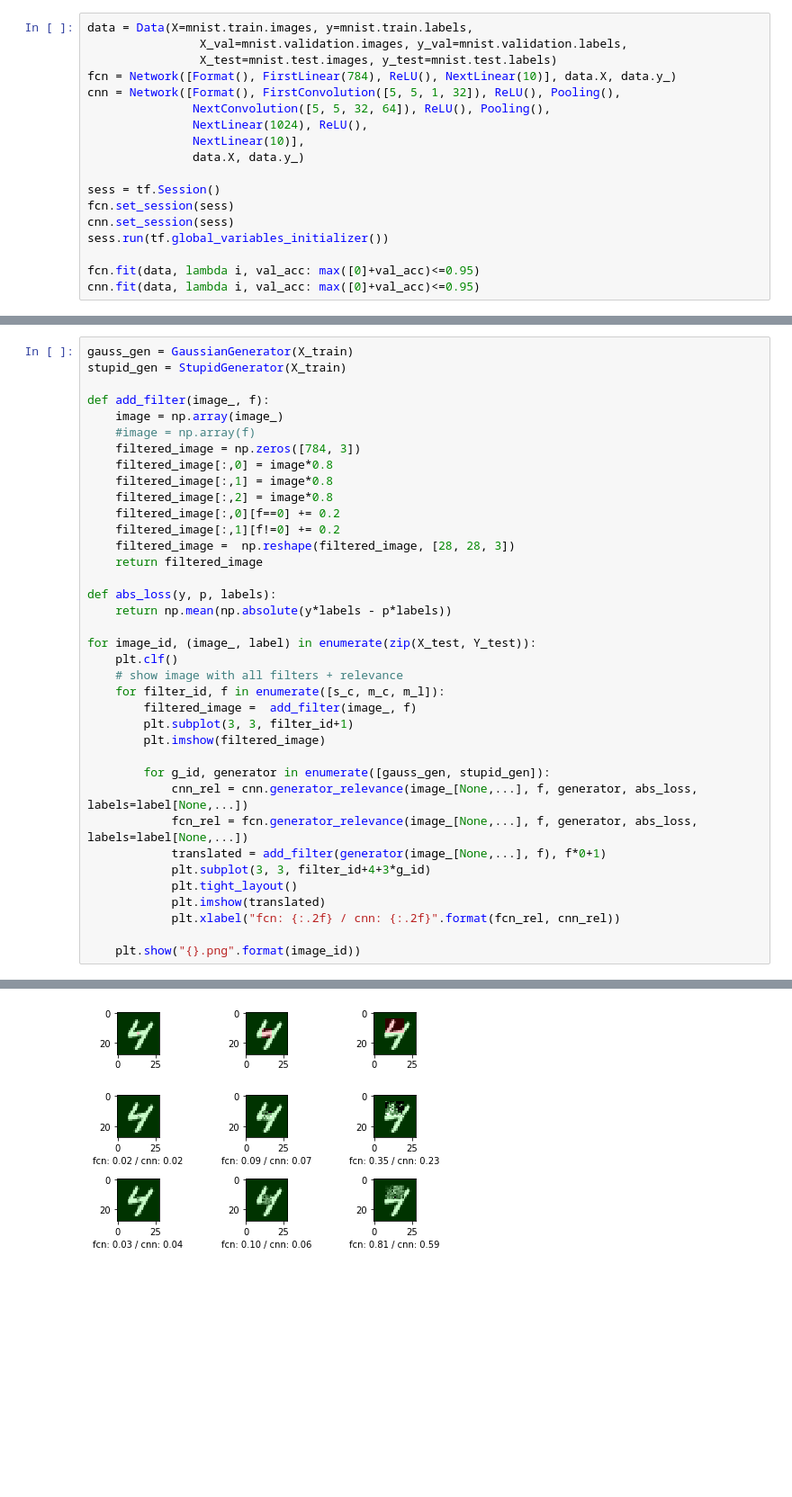
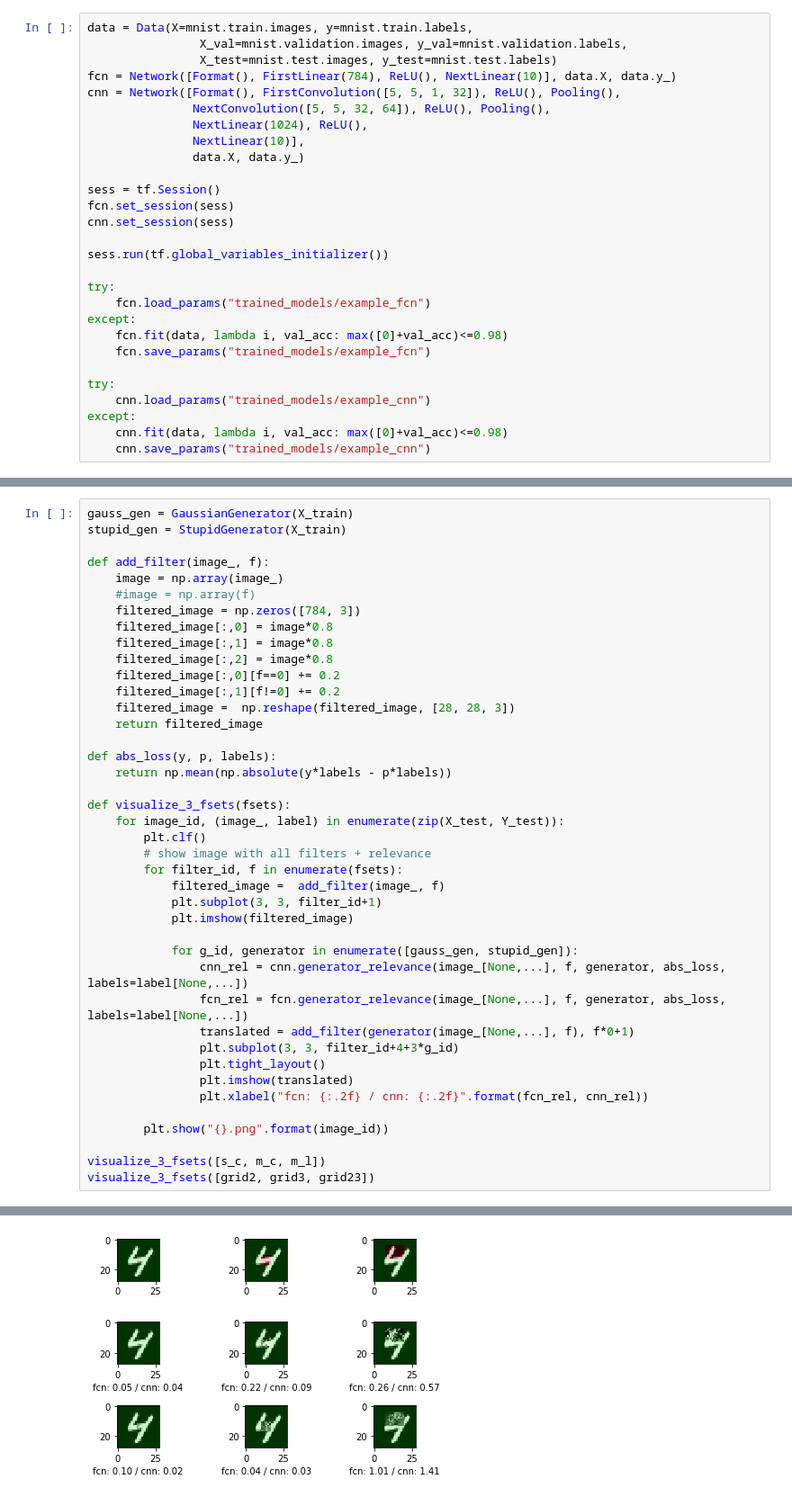
Before and after one commit to nielsrolf/tensorflow-lrp, a Jupyter notebook: examples/generator_variance.ipynb, the cells around one changed output, grey strips where cells are left out. Shown: that part at 90% size. Saved outputs shown, nothing was run; the diff lists cells and outputs as text; blank space fills up the shorter version.

```diff
--- a/examples/generator_variance.ipynb
+++ b/examples/generator_variance.ipynb
@@ -46,10 +61,20 @@ cnn = Network([Format(), FirstConvolution([5, 5, 1, 32]), ReLU(), Pooling(),
 sess = tf.Session()
 fcn.set_session(sess)
 cnn.set_session(sess)
+
 sess.run(tf.global_variables_initializer())
 
-fcn.fit(data, lambda i, val_acc: max([0]+val_acc)<=0.95)
-cnn.fit(data, lambda i, val_acc: max([0]+val_acc)<=0.95)
+try:
+    fcn.load_params("trained_models/example_fcn")
+except:
+    fcn.fit(data, lambda i, val_acc: max([0]+val_acc)<=0.98)
+    fcn.save_params("trained_models/example_fcn")
+
+try:
+    cnn.load_params("trained_models/example_cnn")
+except:
+    cnn.fit(data, lambda i, val_acc: max([0]+val_acc)<=0.98)
+    cnn.save_params("trained_models/example_cnn")
 # %% [output]
 Network layer mappings: (?, 784)
 -> (?, 784)
@@ -88,24 +112,28 @@ def add_filter(image_, f):
 def abs_loss(y, p, labels):
     return np.mean(np.absolute(y*labels - p*labels))
 
-for image_id, (image_, label) in enumerate(zip(X_test, Y_test)):
-    plt.clf()
-    # show image with all filters + relevance
-    for filter_id, f in enumerate([s_c, m_c, m_l]):
-        filtered_image =  add_filter(image_, f)
-        plt.subplot(3, 3, filter_id+1)
-        plt.imshow(filtered_image)
+def visualize_3_fsets(fsets):
+    for image_id, (image_, label) in enumerate(zip(X_test, Y_test)):
+        plt.clf()
+        # show image with all filters + relevance
+        for filter_id, f in enumerate(fsets):
+            filtered_image =  add_filter(image_, f)
+            plt.subplot(3, 3, filter_id+1)
+            plt.imshow(filtered_image)
 
-        for g_id, generator in enumerate([gauss_gen, stupid_gen]):
-            cnn_rel = cnn.generator_relevance(image_[None,...], f, generator, abs_loss, labels=label[None,...])
-            fcn_rel = fcn.generator_relevance(image_[None,...], f, generator, abs_loss, labels=label[None,...])
-            translated = add_filter(generator(image_[None,...], f), f*0+1)
-            plt.subplot(3, 3, filter_id+4+3*g_id)
-            plt.tight_layout()
-            plt.imshow(translated)
-            plt.xlabel("fcn: {:.2f} / cnn: {:.2f}".format(fcn_rel, cnn_rel))
+            for g_id, generator in enumerate([gauss_gen, stupid_gen]):
+                cnn_rel = cnn.generator_relevance(image_[None,...], f, generator, abs_loss, labels=label[None,...])
+                fcn_rel = fcn.generator_relevance(image_[None,...], f, generator, abs_loss, labels=label[None,...])
+                translated = add_filter(generator(image_[None,...], f), f*0+1)
+                plt.subplot(3, 3, filter_id+4+3*g_id)
+                plt.tight_layout()
+                plt.imshow(translated)
+                plt.xlabel("fcn: {:.2f} / cnn: {:.2f}".format(fcn_rel, cnn_rel))
 
-    plt.show("{}.png".format(image_id))
+        plt.show("{}.png".format(image_id))
+
+visualize_3_fsets([s_c, m_c, m_l])
+visualize_3_fsets([grid2, grid3, grid23])
 # %% [output]
 cov (784, 784)
 Clipping input data to the valid range for imshow with RGB data ([0..1] for floats or [0..255] for integers).
@@ -116,13 +145,13 @@ Clipping input data to the valid range for imshow with RGB data ([0..1] for floa
 Clipping input data to the valid range for imshow with RGB data ([0..1] for floats or [0..255] for integers).
 Clipping input data to the valid range for imshow with RGB data ([0..1] for floats or [0..255] for integers).
 Clipping input data to the valid range for imshow with RGB data ([0..1] for floats or [0..255] for integers).
 Clipping input data to the valid range for imshow with RGB data ([0..1] for floats or [0..255] for integers).
 Clipping input data to the valid range for imshow with RGB data ([0..1] for floats or [0..255] for integers).
 Clipping input data to the valid range for imshow with RGB data ([0..1] for floats or [0..255] for integers).
 Clipping input data to the valid range for imshow with RGB data ([0..1] for floats or [0..255] for integers).
 Clipping input data to the valid range for imshow with RGB data ([0..1] for floats or [0..255] for integers).
 Clipping input data to the valid range for imshow with RGB data ([0..1] for floats or [0..255] for integers).
-[figure, old version]
+[figure, new version]
 Clipping input data to the valid range for imshow with RGB data ([0..1] for floats or [0..255] for integers).
 Clipping input data to the valid range for imshow with RGB data ([0..1] for floats or [0..255] for integers).
 Clipping input data to the valid range for imshow with RGB data ([0..1] for floats or [0..255] for integers).
```
Also changed, not shown: parts of 4 cells of this notebook, 2 other files.
